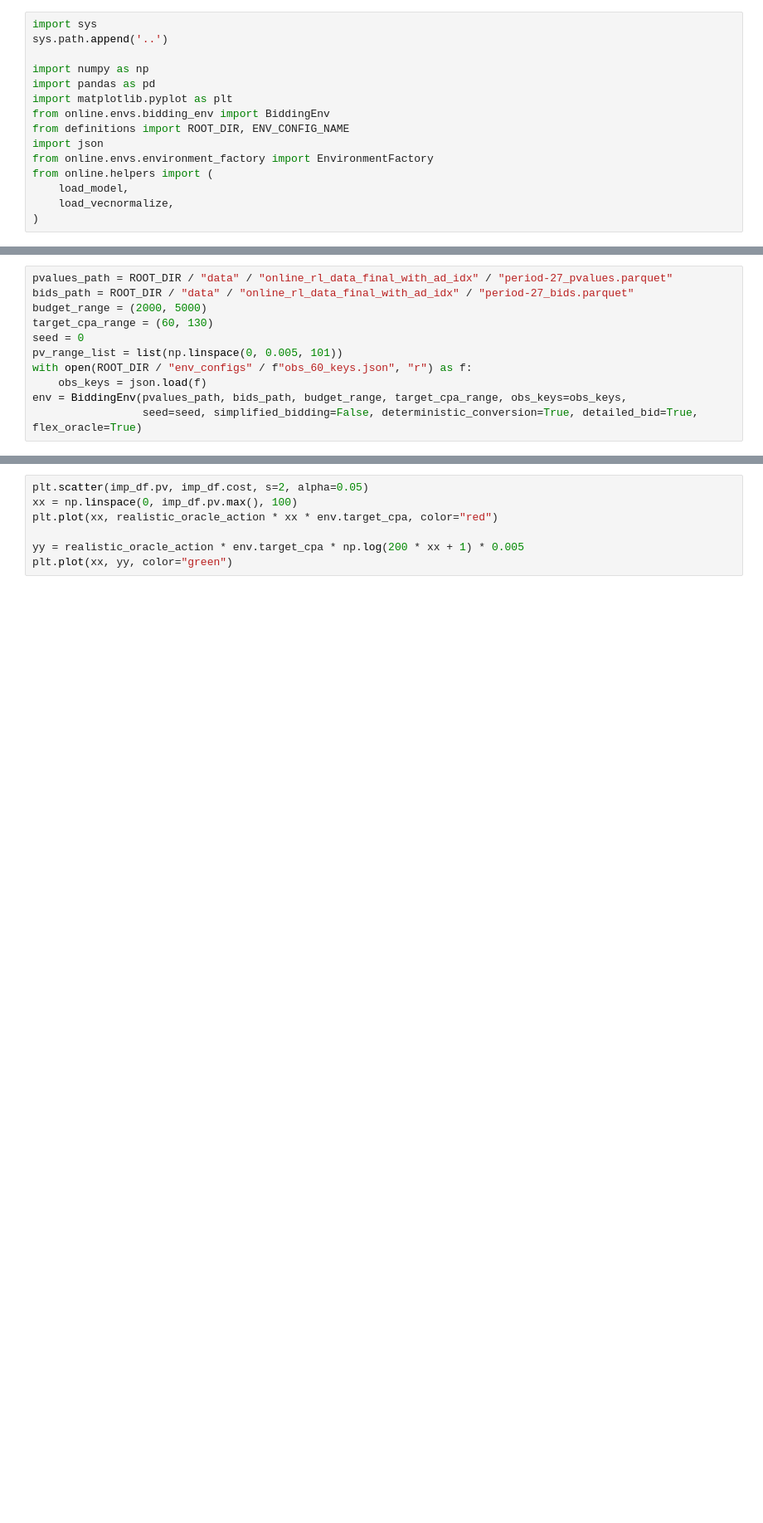
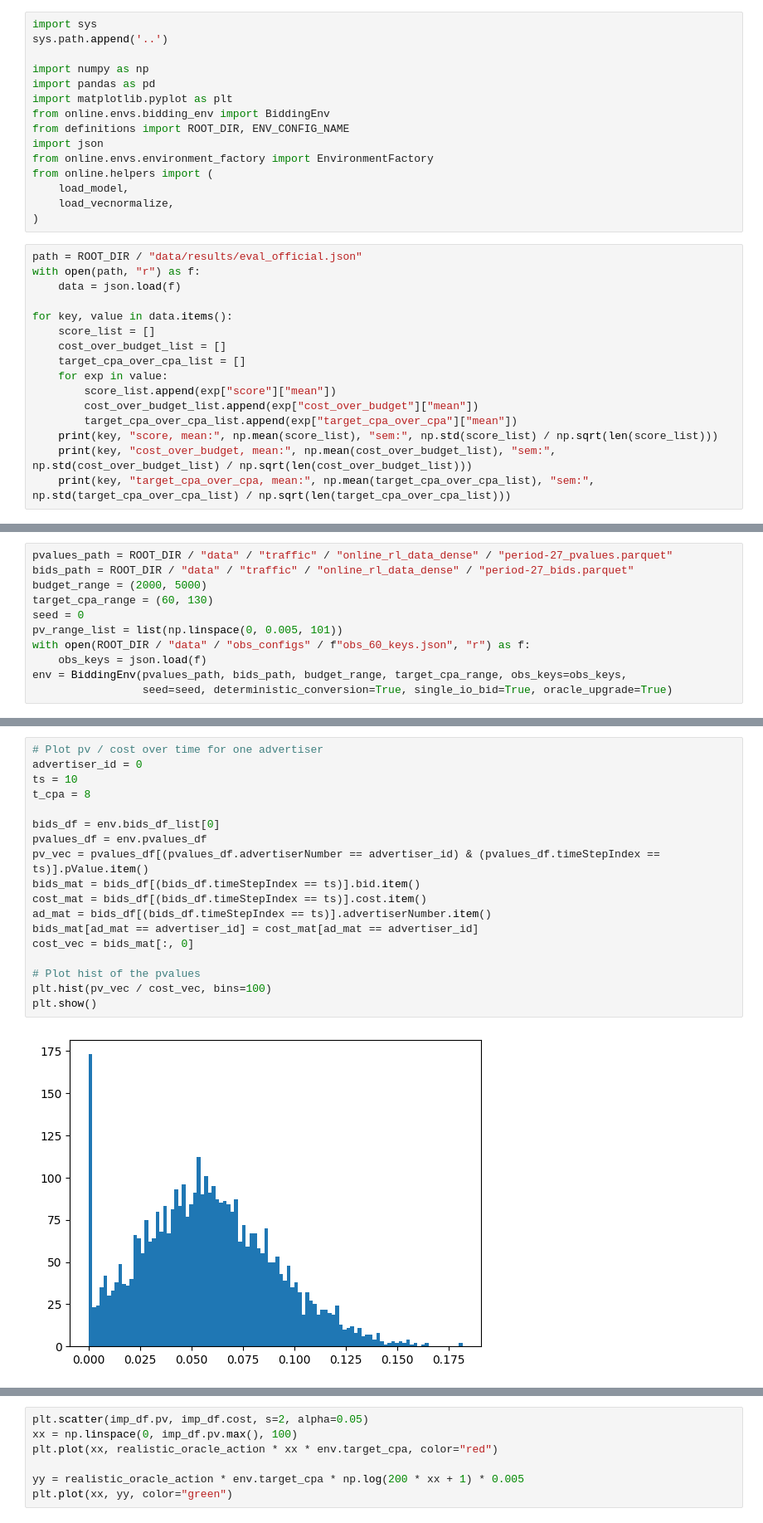
Before and after one commit to sony/oil, a Jupyter notebook: notebooks/test_bidding_env.ipynb, the cells around one changed output, grey strips where cells are left out. Shown at 83% size. Saved outputs shown, nothing was run; the diff lists cells and outputs as text; blank space fills up the shorter version.

```diff
--- a/notebooks/test_bidding_env.ipynb
+++ b/notebooks/test_bidding_env.ipynb
@@ -13,3 +13,19 @@ from online.helpers import (
     load_model,
     load_vecnormalize,
 )
+# %%
+path = ROOT_DIR / "data/results/eval_official.json"
+with open(path, "r") as f:
+    data = json.load(f)
+
+for key, value in data.items():
+    score_list = []
+    cost_over_budget_list = []
+    target_cpa_over_cpa_list = []
+    for exp in value:
+        score_list.append(exp["score"]["mean"])
+        cost_over_budget_list.append(exp["cost_over_budget"]["mean"])
+        target_cpa_over_cpa_list.append(exp["target_cpa_over_cpa"]["mean"])
+    print(key, "score, mean:", np.mean(score_list), "sem:", np.std(score_list) / np.sqrt(len(score_list)))
+    print(key, "cost_over_budget, mean:", np.mean(cost_over_budget_list), "sem:", np.std(cost_over_budget_list) / np.sqrt(len(cost_over_budget_list)))
+    print(key, "target_cpa_over_cpa, mean:", np.mean(target_cpa_over_cpa_list), "sem:", np.std(target_cpa_over_cpa_list) / np.sqrt(len(target_cpa_over_cpa_list)))
@@ -16,11 +50,11 @@ from online.helpers import (
 # %%
-pvalues_path = ROOT_DIR / "data" / "online_rl_data_final_with_ad_idx" / "period-27_pvalues.parquet"
-bids_path = ROOT_DIR / "data" / "online_rl_data_final_with_ad_idx" / "period-27_bids.parquet"
+pvalues_path = ROOT_DIR / "data" / "traffic" / "online_rl_data_dense" / "period-27_pvalues.parquet"
+bids_path = ROOT_DIR / "data" / "traffic" / "online_rl_data_dense" / "period-27_bids.parquet"
 budget_range = (2000, 5000)
 target_cpa_range = (60, 130)
 seed = 0
 pv_range_list = list(np.linspace(0, 0.005, 101))
-with open(ROOT_DIR / "env_configs" / f"obs_60_keys.json", "r") as f:
+with open(ROOT_DIR / "data" / "obs_configs" / f"obs_60_keys.json", "r") as f:
     obs_keys = json.load(f)
 env = BiddingEnv(pvalues_path, bids_path, budget_range, target_cpa_range, obs_keys=obs_keys,
-                 seed=seed, simplified_bidding=False, deterministic_conversion=True, detailed_bid=True, flex_oracle=True)
+                 seed=seed, deterministic_conversion=True, single_io_bid=True, oracle_upgrade=True)
@@ -28,0 +64,20 @@ env.bids_df.keys()
+# %%
+# Plot pv / cost over time for one advertiser
+advertiser_id = 0
+ts = 10
+t_cpa = 8
+
+bids_df = env.bids_df_list[0]
+pvalues_df = env.pvalues_df
+pv_vec = pvalues_df[(pvalues_df.advertiserNumber == advertiser_id) & (pvalues_df.timeStepIndex == ts)].pValue.item()
+bids_mat = bids_df[(bids_df.timeStepIndex == ts)].bid.item()
+cost_mat = bids_df[(bids_df.timeStepIndex == ts)].cost.item()
+ad_mat = bids_df[(bids_df.timeStepIndex == ts)].advertiserNumber.item()
+bids_mat[ad_mat == advertiser_id] = cost_mat[ad_mat == advertiser_id]
+cost_vec = bids_mat[:, 0]
+
+# Plot hist of the pvalues
+plt.hist(pv_vec / cost_vec, bins=100)
+plt.show()
+# %% [output]
+[figure, added]
```
Also changed, not shown: parts of 21 cells of this notebook, 8 other files.
